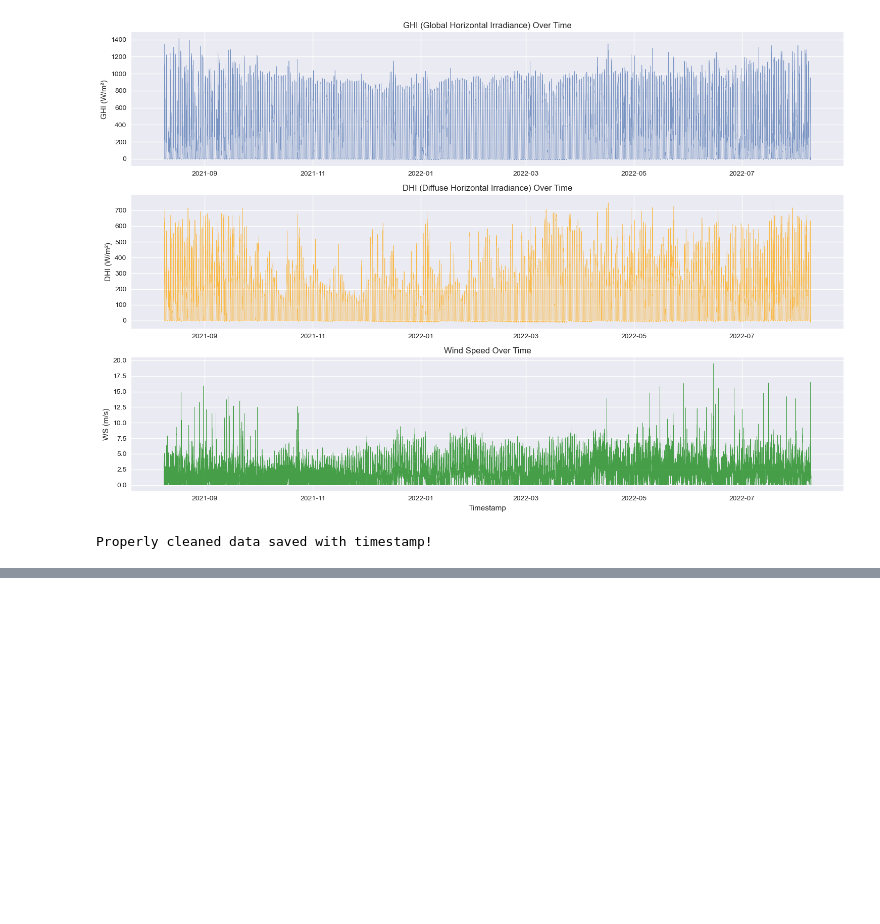
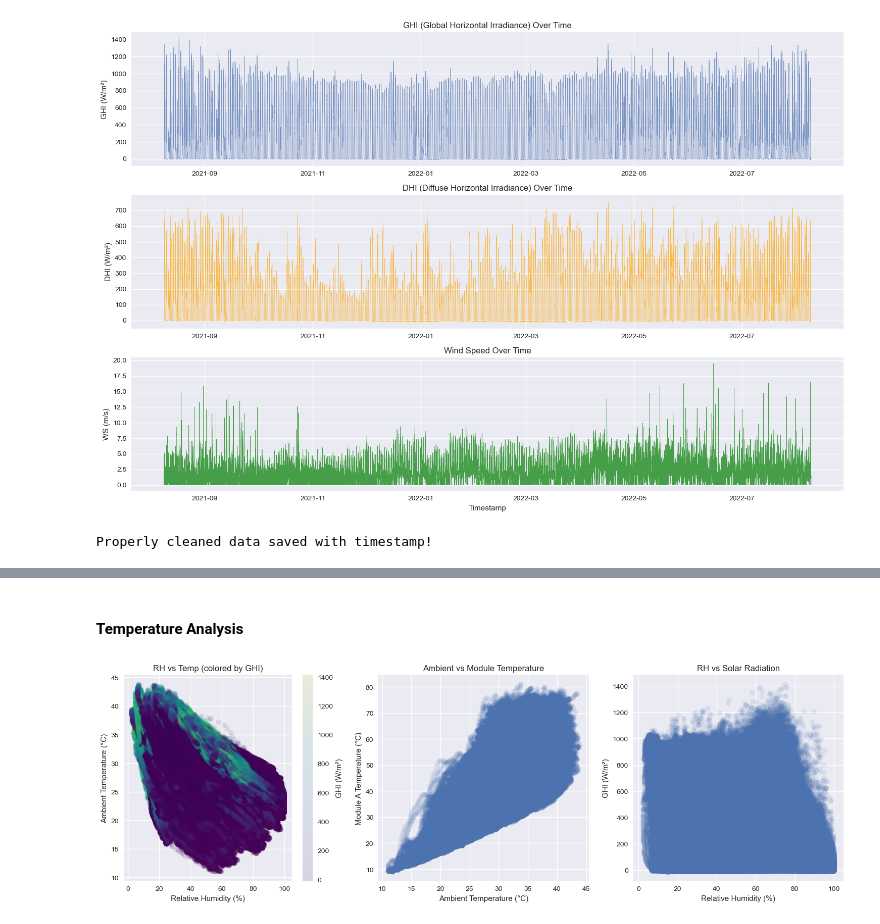
Before and after one commit to Aperca/solar-challenge-week0, a Jupyter notebook: notebooks/benin_eda.ipynb, the cells around one changed output, grey strips where cells are left out. Cells and saved outputs as stored; diff of their text form; code cells hidden in the pictures; blank space fills up the shorter version.

```diff
--- a/notebooks/benin_eda.ipynb
+++ b/notebooks/benin_eda.ipynb
@@ -258,0 +329,29 @@ Properly cleaned data saved with timestamp!
+# %% [markdown]
+#### Temperature Analysis
+# %%
+# Examine how RH influences temperature and solar radiation
+plt.figure(figsize=(15, 5))
+
+plt.subplot(1, 3, 1)
+plt.scatter(df_clean['RH'], df_clean['Tamb'], alpha=0.1, c=df_clean['GHI'], cmap='viridis')
+plt.colorbar(label='GHI (W/m²)')
+plt.xlabel('Relative Humidity (%)')
+plt.ylabel('Ambient Temperature (°C)')
+plt.title('RH vs Temp (colored by GHI)')
+
+plt.subplot(1, 3, 2)
+plt.scatter(df_clean['Tamb'], df_clean['TModA'], alpha=0.1)
+plt.xlabel('Ambient Temperature (°C)')
+plt.ylabel('Module A Temperature (°C)')
+plt.title('Ambient vs Module Temperature')
+
+plt.subplot(1, 3, 3)
+plt.scatter(df_clean['RH'], df_clean['GHI'], alpha=0.1)
+plt.xlabel('Relative Humidity (%)')
+plt.ylabel('GHI (W/m²)')
+plt.title('RH vs Solar Radiation')
+
+plt.tight_layout()
+plt.show()
+# %% [output]
+[figure, added]
```
Also changed, not shown: parts of 8 cells of this notebook.
